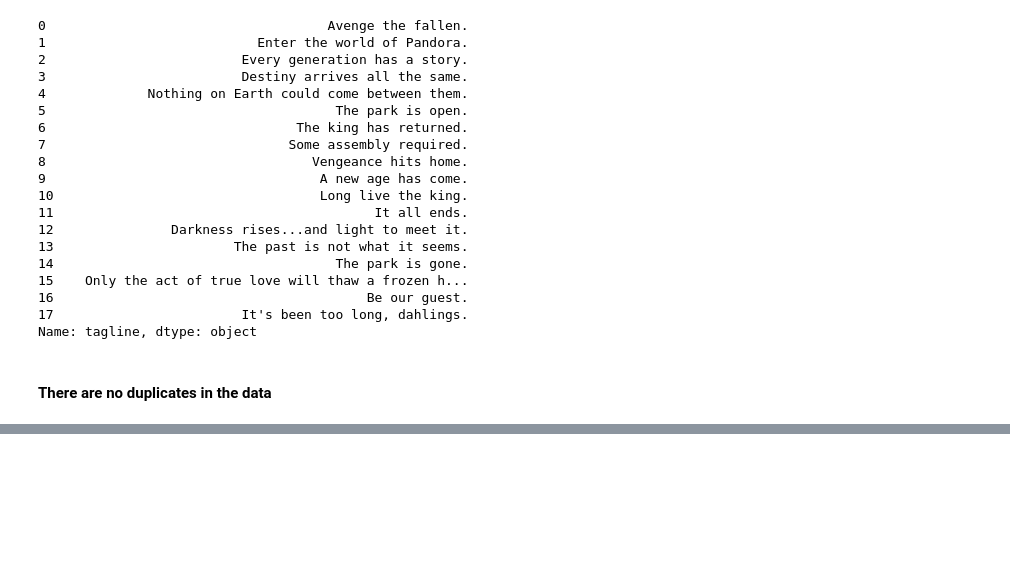
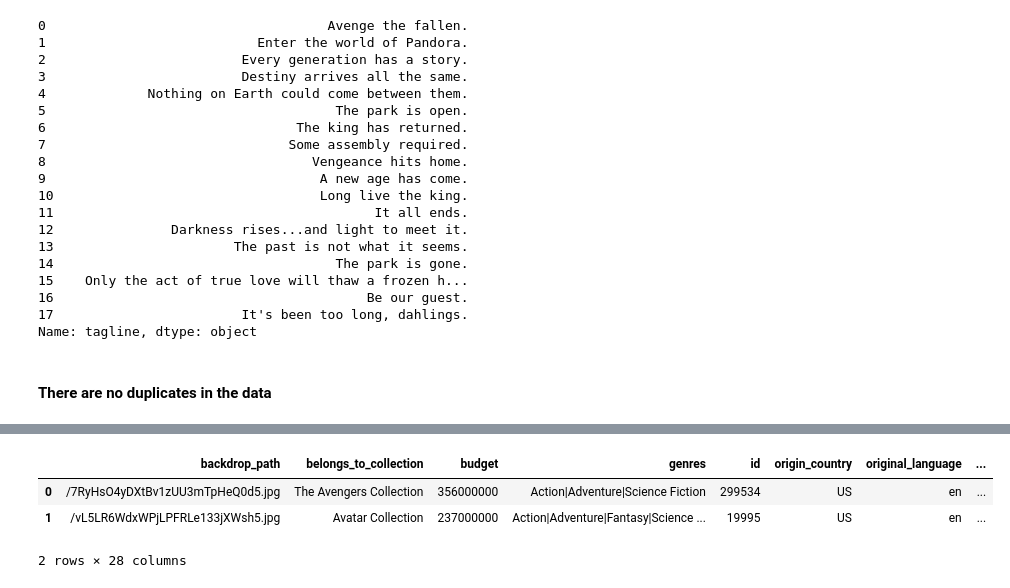
Before and after one commit to Hakeemwiki/DE-Projects, a Jupyter notebook: notebooks/TMDB_Movie_analysis.ipynb, the cells around one changed output, grey strips where cells are left out. Cells and saved outputs as stored; diff of their text form; code cells hidden in the pictures; blank space fills up the shorter version.

Commit message:
Reordered the columns

```diff
--- a/notebooks/TMDB_Movie_analysis.ipynb
+++ b/notebooks/TMDB_Movie_analysis.ipynb
@@ -352,3 +327,10 @@ Name: cast, dtype: object
+# %%
+data.head(2)
+# %% [output]
+|  | backdrop_path | belongs_to_collection | budget | genres | id | origin_country | original_language | ... |
+| 0 | /7RyHsO4yDXtBv1zUU3mTpHeQ0d5.jpg | The Avengers Collection | 356000000 | Action|Adventure|Science Fiction | 299534 | US | en | ... |
+| 1 | /vL5LR6WdxWPjLPFRLe133jXWsh5.jpg | Avatar Collection | 237000000 | Action|Adventure|Fantasy|Science ... | 19995 | US | en | ... |
+2 rows × 28 columns
 # %%
 data.columns
 # %% [output]
```
Also changed, not shown: parts of 10 cells of this notebook.
